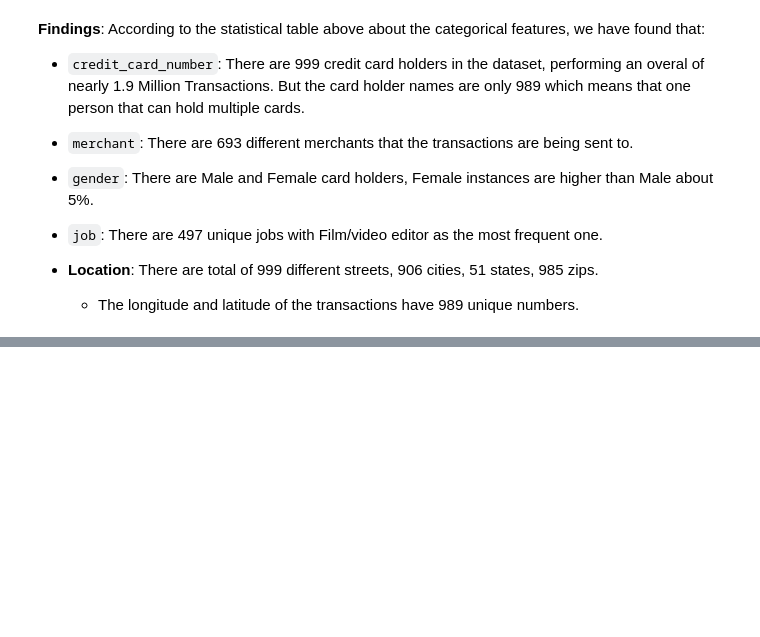
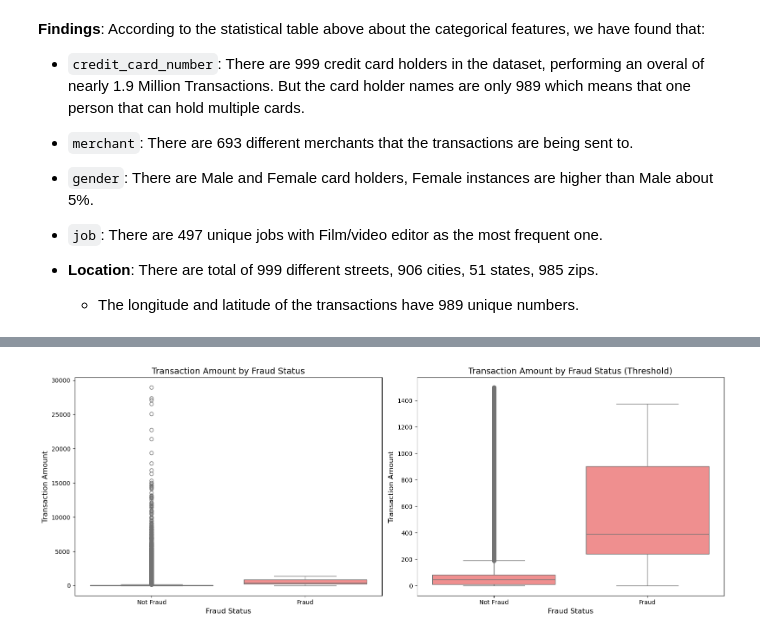
Before and after one commit to Youhorng/credit_card_fraud_prediction, a Jupyter notebook: notebooks/exploratory_data_analysis.ipynb, the cells around one changed output, grey strips where cells are left out. Cells and saved outputs as stored; diff of their text form; code cells hidden in the pictures; blank space fills up the shorter version.

Commit message:
Explor fraud behaviors

```diff
--- a/notebooks/exploratory_data_analysis.ipynb
+++ b/notebooks/exploratory_data_analysis.ipynb
@@ -347,0 +406,23 @@ plt.show()
+# %%
+fig, axes = plt.subplots(nrows=1, ncols=2, figsize=(16, 6))
+
+sns.boxplot(data=df, x="is_fraud", y="transaction_amount", ax=axes[0], color="#FF7F7F")
+axes[0].set_title("Transaction Amount by Fraud Status", fontsize=14)
+axes[0].set_xlabel("Fraud Status", fontsize=12)
+axes[0].set_ylabel("Transaction Amount", fontsize=12)
+axes[0].set_xticks([0, 1])
+axes[0].set_xticklabels(["Not Fraud", "Fraud"])
+
+# Filter out outliers for better visualization
+transaction_filter = df[df["transaction_amount"] < 1500]
+sns.boxplot(data=transaction_filter, x="is_fraud", y="transaction_amount", ax=axes[1], color="#FF7F7F")
+axes[1].set_title("Transaction Amount by Fraud Status (Threshold)", fontsize=14)
+axes[1].set_xlabel("Fraud Status", fontsize=12)
+axes[1].set_ylabel("Transaction Amount", fontsize=12)
+axes[1].set_xticks([0, 1])
+axes[1].set_xticklabels(["Not Fraud", "Fraud"])
+
+plt.tight_layout()
+plt.show()
+# %% [output]
+[figure, added]
```
Also changed, not shown: parts of 14 cells of this notebook.
